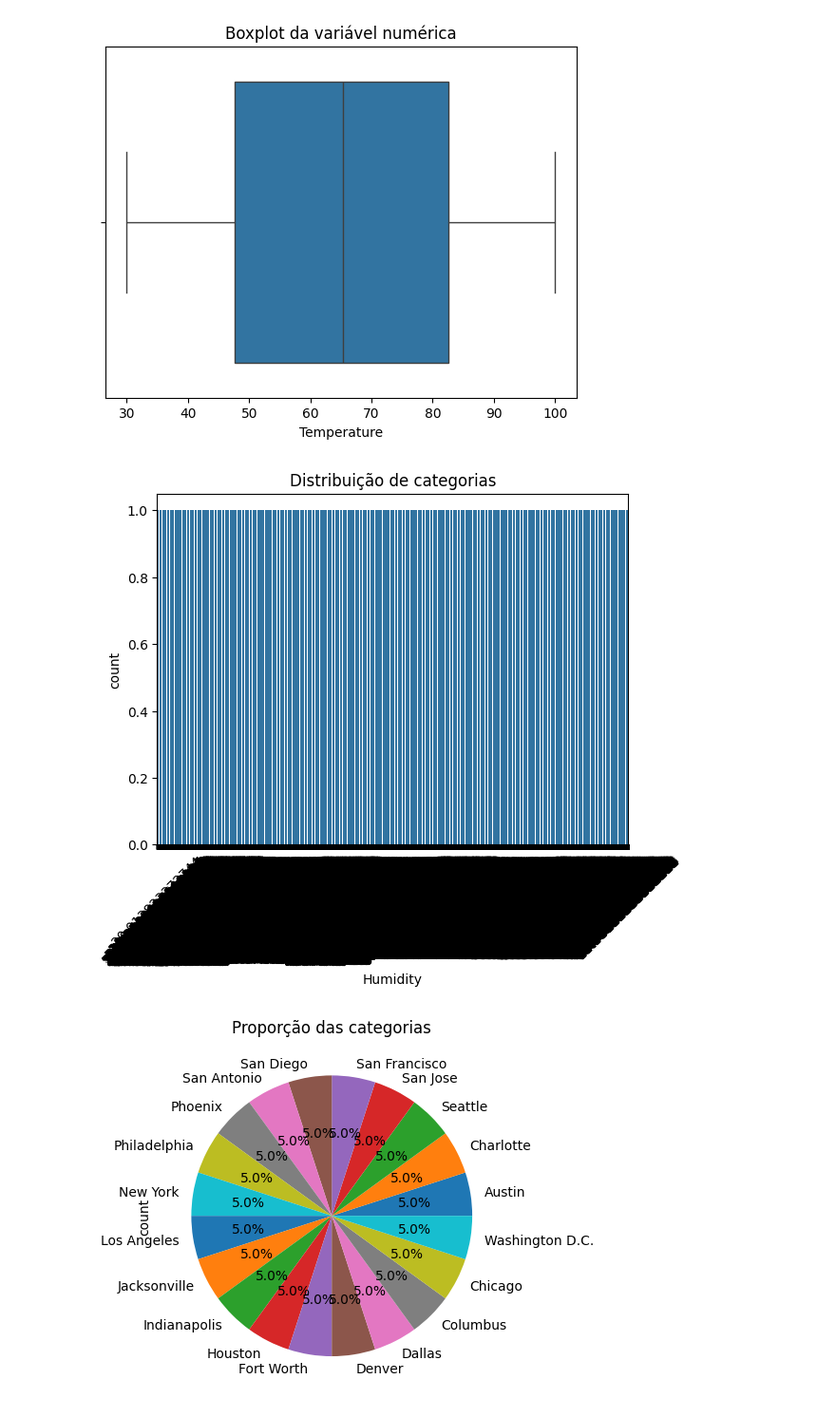
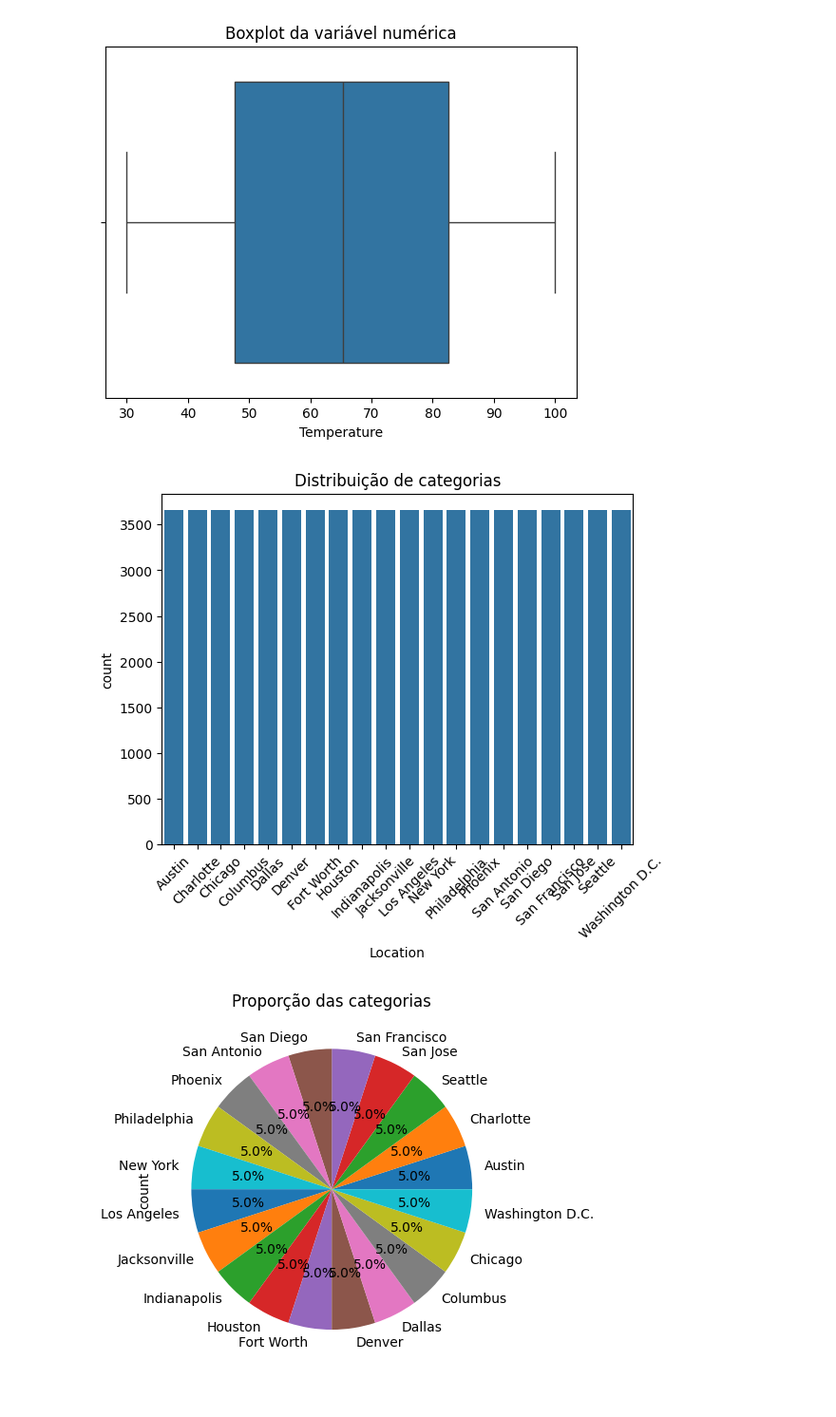
Before and after one commit to Niltonguerra/mineracaoDeDados6Semestre, a Jupyter notebook: atividade_do_dia_05_10_2024.ipynb, the cells around one changed output. Shown: that part at 95% size. Saved outputs shown, nothing was run; the diff lists cells and outputs as text; code cells hidden in the pictures.

```diff
--- a/atividade_do_dia_05_10_2024.ipynb
+++ b/atividade_do_dia_05_10_2024.ipynb
@@ -106,12 +106,12 @@ plt.show()
 # %% [output]
 [figure]
 # %%
-sns.countplot(x= df['Temperature'],data=df)
+sns.countplot(x= df['Location'],data=df)
 plt.title('Distribuição de categorias')
 plt.xticks(rotation=45)
 plt.show()
 # %% [output]
-[figure, old version]
+[figure, new version]
 # %%
 df['Location'].value_counts().plot.pie(autopct='%1.1f%%')
 plt.title('Proporção das categorias')
```
Also changed, not shown: parts of 7 cells of this notebook.
